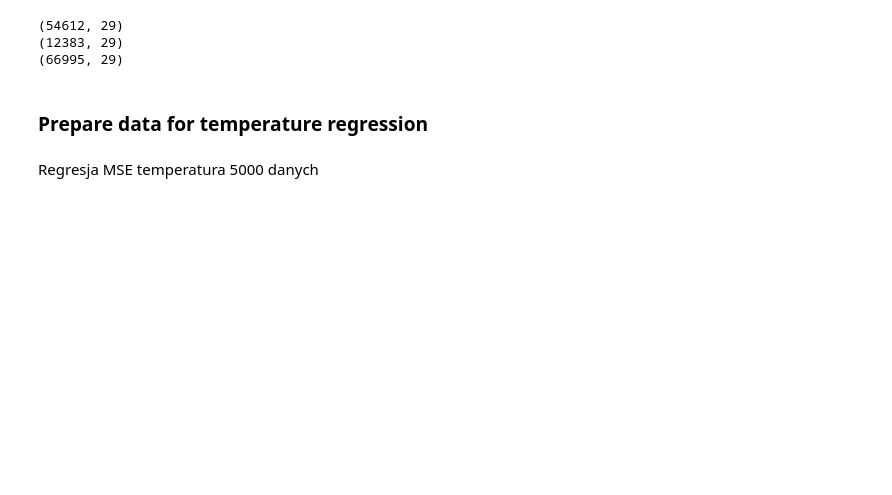
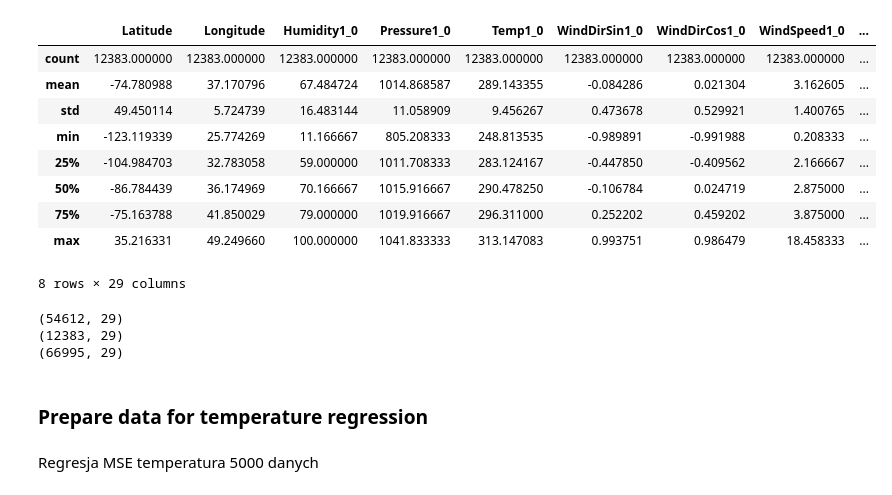
Before and after one commit to piotr147/NeuralNetworks_project3, a Jupyter notebook: sieci_test_nowych_danych.ipynb, the cells around one changed output. Drawn from its saved outputs; the diff is of its cells as text; code cells hidden in the pictures; blank space fills up the shorter version.

```diff
--- a/sieci_test_nowych_danych.ipynb
+++ b/sieci_test_nowych_danych.ipynb
@@ -19,3 +32,16 @@ two_dfs = dfs_train.append(dfs_test, ignore_index=True)
+# %%
+dfs_test.describe()
+# %% [output]
+|  | Latitude | Longitude | Humidity1_0 | Pressure1_0 | Temp1_0 | WindDirSin1_0 | WindDirCos1_0 | WindSpeed1_0 | ... |
+| count | 12383.000000 | 12383.000000 | 12383.000000 | 12383.000000 | 12383.000000 | 12383.000000 | 12383.000000 | 12383.000000 | ... |
+| mean | -74.780988 | 37.170796 | 67.484724 | 1014.868587 | 289.143355 | -0.084286 | 0.021304 | 3.162605 | ... |
+| std | 49.450114 | 5.724739 | 16.483144 | 11.058909 | 9.456267 | 0.473678 | 0.529921 | 1.400765 | ... |
+| min | -123.119339 | 25.774269 | 11.166667 | 805.208333 | 248.813535 | -0.989891 | -0.991988 | 0.208333 | ... |
+| 25% | -104.984703 | 32.783058 | 59.000000 | 1011.708333 | 283.124167 | -0.447850 | -0.409562 | 2.166667 | ... |
+| 50% | -86.784439 | 36.174969 | 70.166667 | 1015.916667 | 290.478250 | -0.106784 | 0.024719 | 2.875000 | ... |
+| 75% | -75.163788 | 41.850029 | 79.000000 | 1019.916667 | 296.311000 | 0.252202 | 0.459202 | 3.875000 | ... |
+| max | 35.216331 | 49.249660 | 100.000000 | 1041.833333 | 313.147083 | 0.993751 | 0.986479 | 18.458333 | ... |
+8 rows × 29 columns
 # %%
 print(dfs_train.shape)
 print(dfs_test.shape)
```
Also changed, not shown: parts of 7 cells of this notebook, 22 other files.
